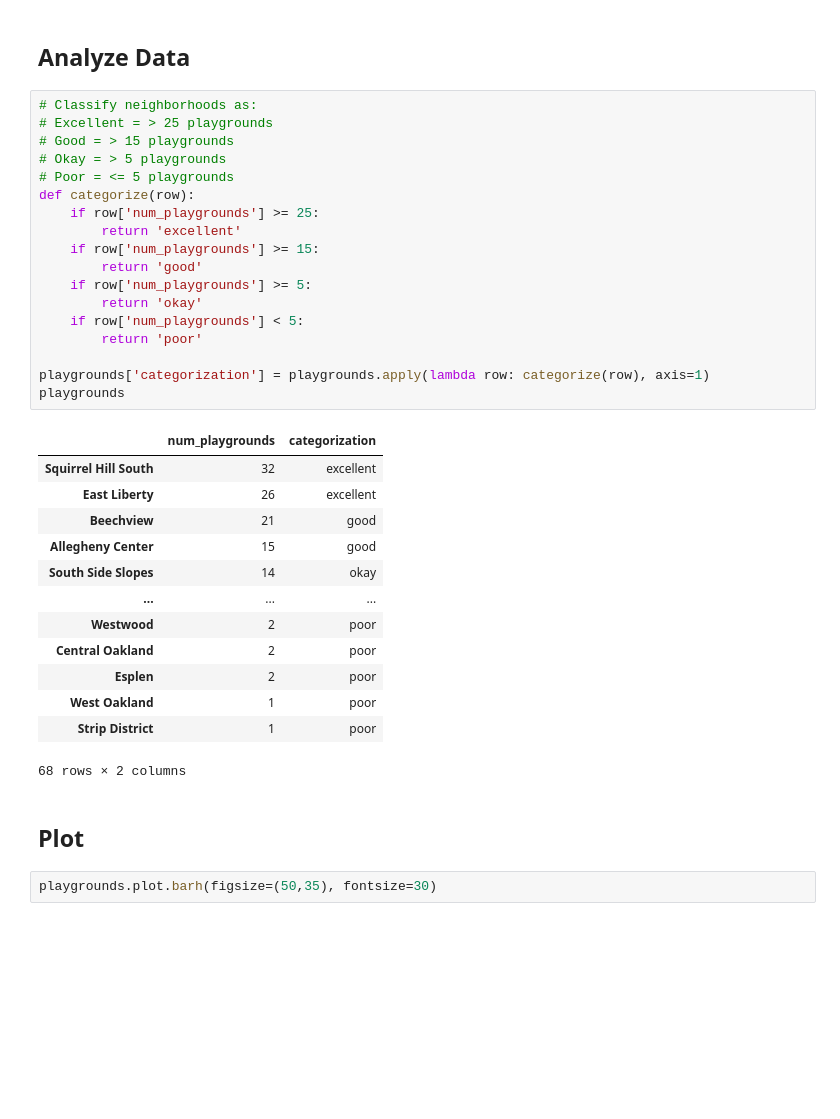
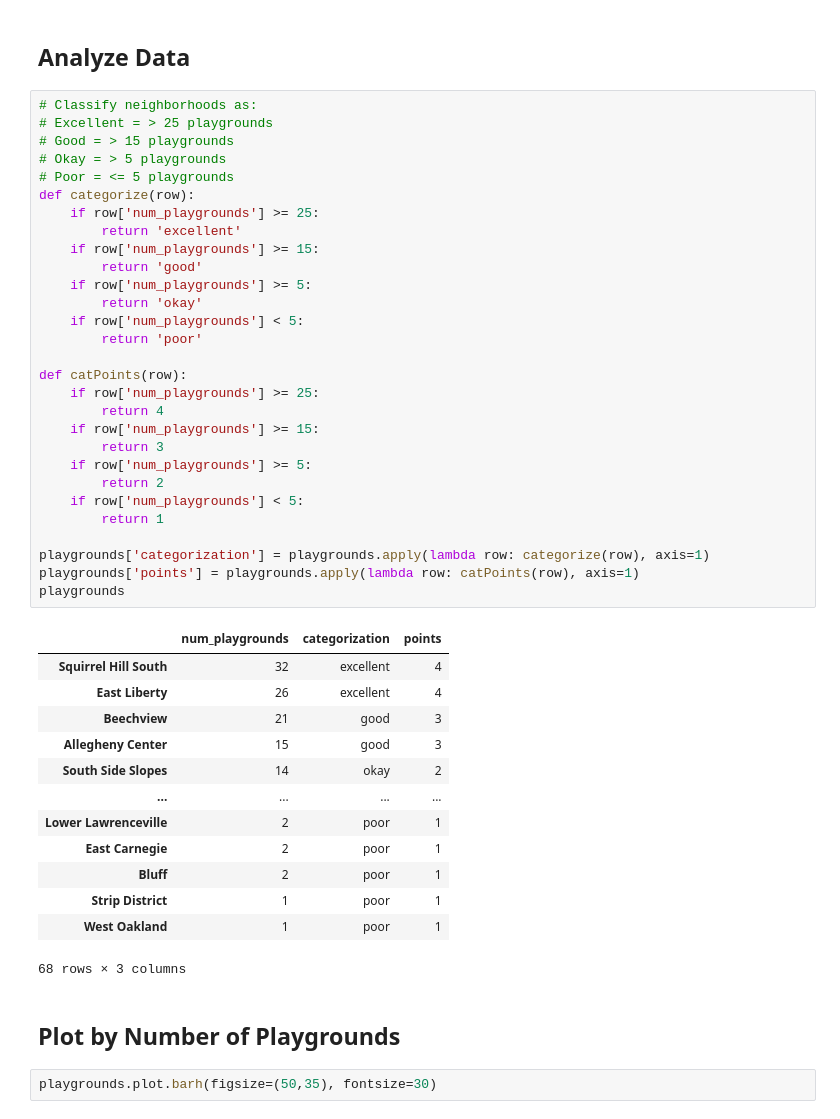
Before and after one commit to BekahJenkins/FinalProject, a Jupyter notebook: JenkinsNotebook.ipynb, the cells around one changed output. Cells and saved outputs as stored; diff of their text form; blank space fills up the shorter version.

```diff
--- a/JenkinsNotebook.ipynb
+++ b/JenkinsNotebook.ipynb
@@ -33,37 +33,48 @@ playgrounds
 # %%
 # Classify neighborhoods as:
 # Excellent = > 25 playgrounds
 # Good = > 15 playgrounds
 # Okay = > 5 playgrounds
 # Poor = <= 5 playgrounds
 def categorize(row):
     if row['num_playgrounds'] >= 25:
         return 'excellent'
     if row['num_playgrounds'] >= 15:
         return 'good'
     if row['num_playgrounds'] >= 5:
         return 'okay'
     if row['num_playgrounds'] < 5:
         return 'poor'
 
+def catPoints(row):
+    if row['num_playgrounds'] >= 25:
+        return 4
+    if row['num_playgrounds'] >= 15:
+        return 3
+    if row['num_playgrounds'] >= 5:
+        return 2
+    if row['num_playgrounds'] < 5:
+        return 1
+
 playgrounds['categorization'] = playgrounds.apply(lambda row: categorize(row), axis=1)
+playgrounds['points'] = playgrounds.apply(lambda row: catPoints(row), axis=1)
 playgrounds
 # %% [output]
-|  | num_playgrounds | categorization |
-| Squirrel Hill South | 32 | excellent |
-| East Liberty | 26 | excellent |
-| Beechview | 21 | good |
-| Allegheny Center | 15 | good |
-| South Side Slopes | 14 | okay |
-| ... | ... | ... |
-| Westwood | 2 | poor |
-| Central Oakland | 2 | poor |
-| Esplen | 2 | poor |
-| West Oakland | 1 | poor |
-| Strip District | 1 | poor |
+|  | num_playgrounds | categorization | points |
+| Squirrel Hill South | 32 | excellent | 4 |
+| East Liberty | 26 | excellent | 4 |
+| Beechview | 21 | good | 3 |
+| Allegheny Center | 15 | good | 3 |
+| South Side Slopes | 14 | okay | 2 |
+| ... | ... | ... | ... |
+| Lower Lawrenceville | 2 | poor | 1 |
+| East Carnegie | 2 | poor | 1 |
+| Bluff | 2 | poor | 1 |
+| Strip District | 1 | poor | 1 |
+| West Oakland | 1 | poor | 1 |
-68 rows × 2 columns
+68 rows × 3 columns
 # %% [markdown]
-## Plot
+## Plot by Number of Playgrounds
 # %%
 playgrounds.plot.barh(figsize=(50,35), fontsize=30)
 # %% [output]
```
Also changed, not shown: parts of 7 cells of this notebook.
